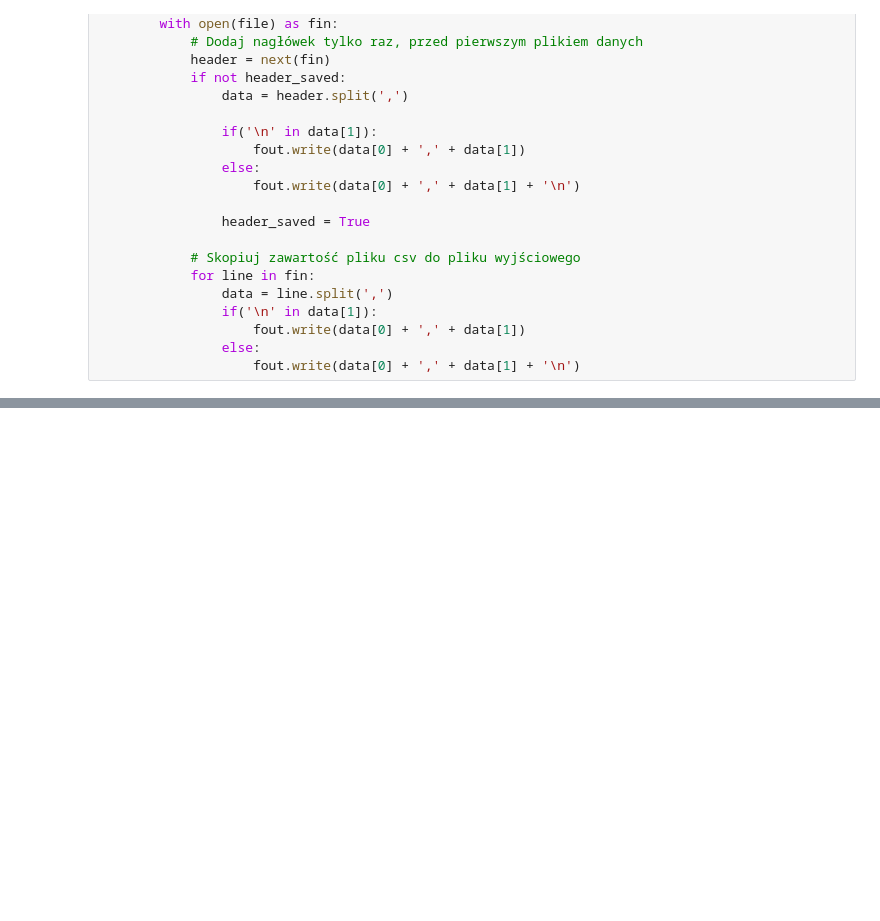
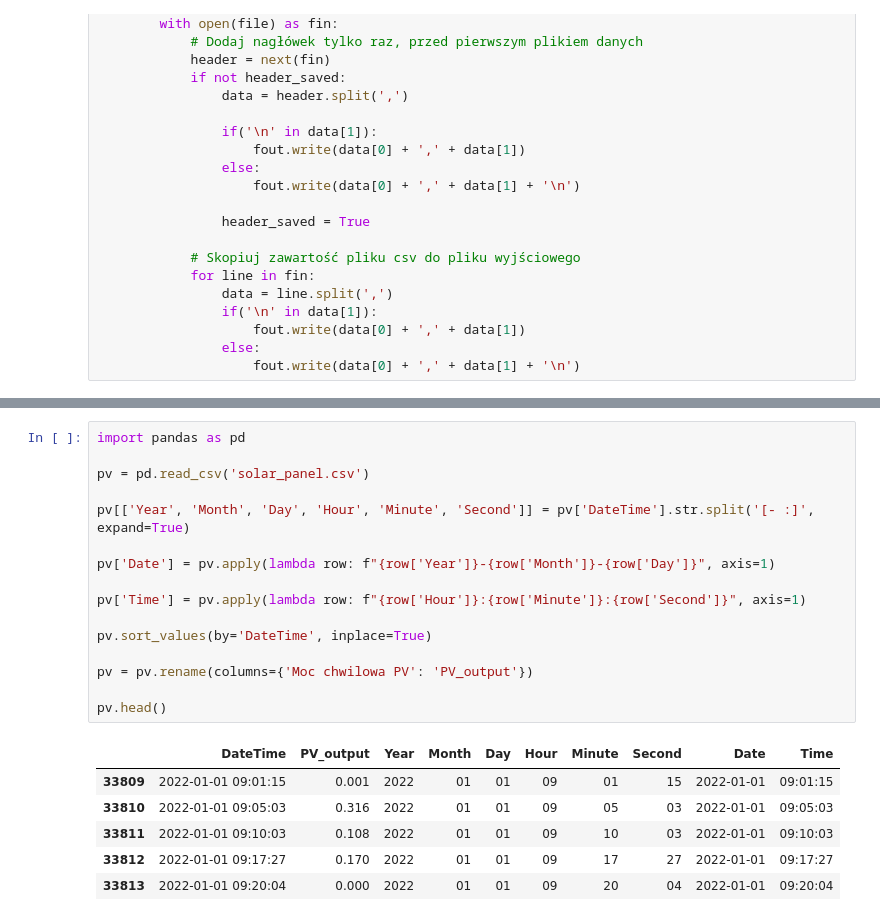
Before and after one commit to DanielSlusarczyk/Projekt-Dyplomowy, a Jupyter notebook: projekt.ipynb, the cells around one changed output, grey strips where cells are left out. Saved outputs shown, nothing was run; the diff lists cells and outputs as text; blank space fills up the shorter version.

```diff
--- a/projekt.ipynb
+++ b/projekt.ipynb
@@ -37,0 +35,23 @@ ParserError: Error tokenizing data. C error: Expected 3 fields in line 175, saw
+# %%
+import pandas as pd
+
+pv = pd.read_csv('solar_panel.csv')
+
+pv[['Year', 'Month', 'Day', 'Hour', 'Minute', 'Second']] = pv['DateTime'].str.split('[- :]', expand=True)
+
+pv['Date'] = pv.apply(lambda row: f"{row['Year']}-{row['Month']}-{row['Day']}", axis=1)
+
+pv['Time'] = pv.apply(lambda row: f"{row['Hour']}:{row['Minute']}:{row['Second']}", axis=1)
+
+pv.sort_values(by='DateTime', inplace=True)
+
+pv = pv.rename(columns={'Moc chwilowa PV': 'PV_output'})
+
+pv.head()
+# %% [output]
+|  | DateTime | PV_output | Year | Month | Day | Hour | Minute | Second | Date | Time |
+| 33809 | 2022-01-01 09:01:15 | 0.001 | 2022 | 01 | 01 | 09 | 01 | 15 | 2022-01-01 | 09:01:15 |
+| 33810 | 2022-01-01 09:05:03 | 0.316 | 2022 | 01 | 01 | 09 | 05 | 03 | 2022-01-01 | 09:05:03 |
+| 33811 | 2022-01-01 09:10:03 | 0.108 | 2022 | 01 | 01 | 09 | 10 | 03 | 2022-01-01 | 09:10:03 |
+| 33812 | 2022-01-01 09:17:27 | 0.170 | 2022 | 01 | 01 | 09 | 17 | 27 | 2022-01-01 | 09:17:27 |
+| 33813 | 2022-01-01 09:20:04 | 0.000 | 2022 | 01 | 01 | 09 | 20 | 04 | 2022-01-01 | 09:20:04 |
```
Also changed, not shown: parts of 7 cells of this notebook.
